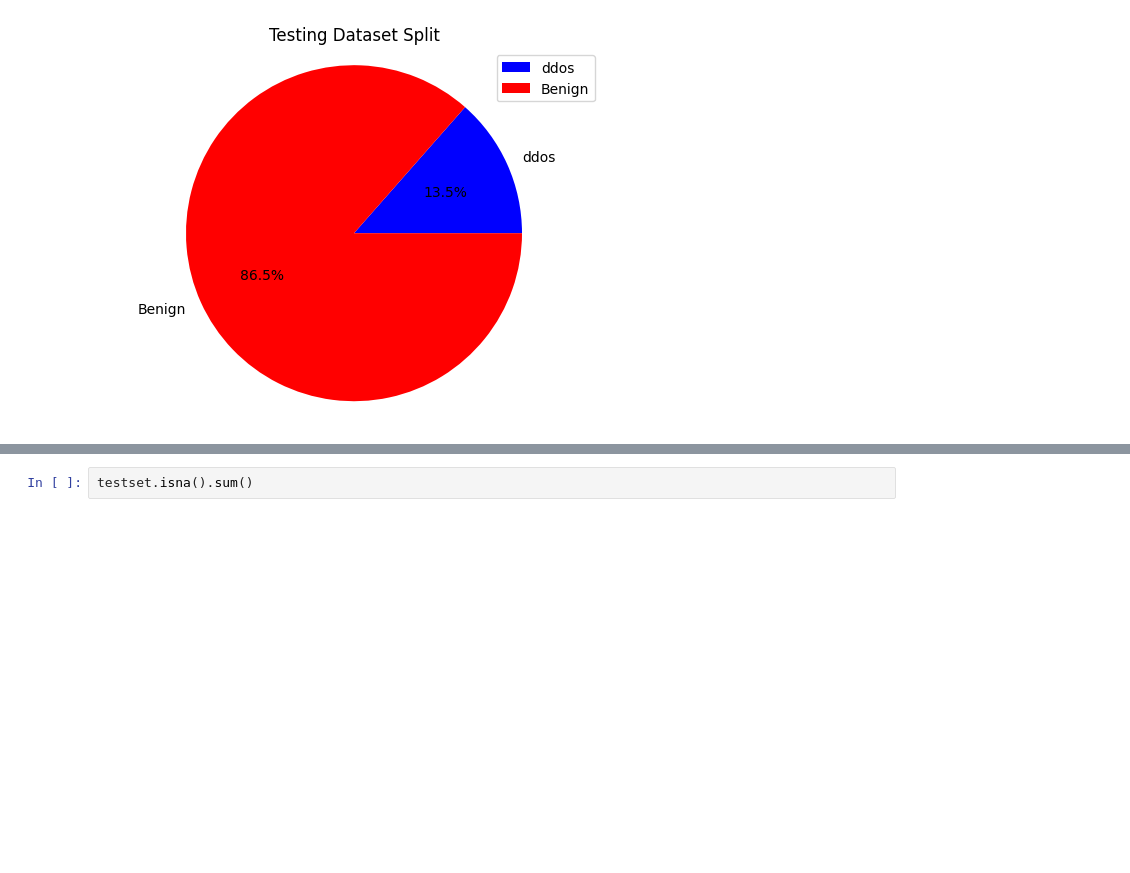
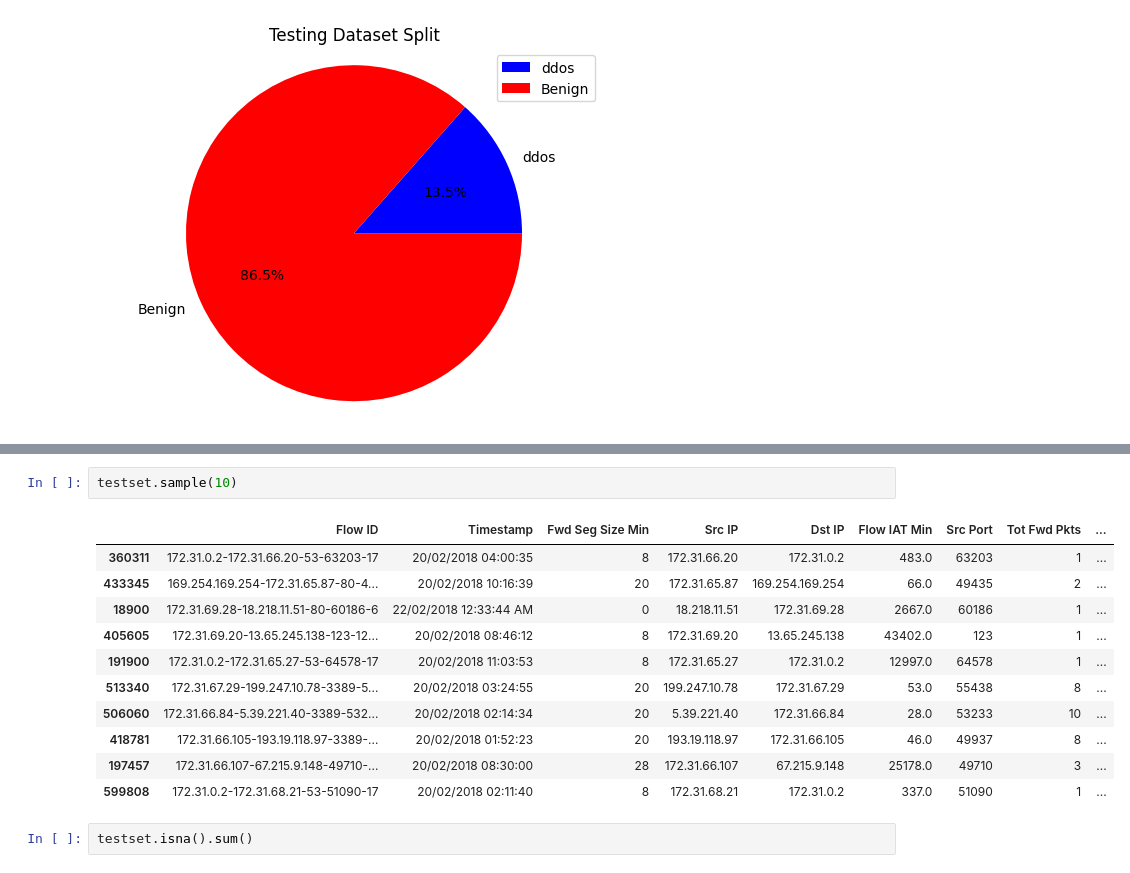
Before and after one commit to k1voh/DDoS-Attack-Detection-Using-Machine-Learning, a Jupyter notebook: Model/model.ipynb, the cells around one changed output, grey strips where cells are left out. Drawn from its saved outputs; the diff is of its cells as text; blank space fills up the shorter version.

```diff
--- a/Model/model.ipynb
+++ b/Model/model.ipynb
@@ -202,3 +205,17 @@ testset['new_Timestamp'] = LabelEncoder().fit_transform(testset['Timestamp'])
+# %%
+testset.sample(10)
+# %% [output]
+|  | Flow ID | Timestamp | Fwd Seg Size Min | Src IP | Dst IP | Flow IAT Min | Src Port | Tot Fwd Pkts | ... |
+| 360311 | 172.31.0.2-172.31.66.20-53-63203-17 | 20/02/2018 04:00:35 | 8 | 172.31.66.20 | 172.31.0.2 | 483.0 | 63203 | 1 | ... |
+| 433345 | 169.254.169.254-172.31.65.87-80-4... | 20/02/2018 10:16:39 | 20 | 172.31.65.87 | 169.254.169.254 | 66.0 | 49435 | 2 | ... |
+| 18900 | 172.31.69.28-18.218.11.51-80-60186-6 | 22/02/2018 12:33:44 AM | 0 | 18.218.11.51 | 172.31.69.28 | 2667.0 | 60186 | 1 | ... |
+| 405605 | 172.31.69.20-13.65.245.138-123-12... | 20/02/2018 08:46:12 | 8 | 172.31.69.20 | 13.65.245.138 | 43402.0 | 123 | 1 | ... |
+| 191900 | 172.31.0.2-172.31.65.27-53-64578-17 | 20/02/2018 11:03:53 | 8 | 172.31.65.27 | 172.31.0.2 | 12997.0 | 64578 | 1 | ... |
+| 513340 | 172.31.67.29-199.247.10.78-3389-5... | 20/02/2018 03:24:55 | 20 | 199.247.10.78 | 172.31.67.29 | 53.0 | 55438 | 8 | ... |
+| 506060 | 172.31.66.84-5.39.221.40-3389-532... | 20/02/2018 02:14:34 | 20 | 5.39.221.40 | 172.31.66.84 | 28.0 | 53233 | 10 | ... |
+| 418781 | 172.31.66.105-193.19.118.97-3389-... | 20/02/2018 01:52:23 | 20 | 193.19.118.97 | 172.31.66.105 | 46.0 | 49937 | 8 | ... |
+| 197457 | 172.31.66.107-67.215.9.148-49710-... | 20/02/2018 08:30:00 | 28 | 172.31.66.107 | 67.215.9.148 | 25178.0 | 49710 | 3 | ... |
+| 599808 | 172.31.0.2-172.31.68.21-53-51090-17 | 20/02/2018 02:11:40 | 8 | 172.31.68.21 | 172.31.0.2 | 337.0 | 51090 | 1 | ... |
 # %%
 testset.isna().sum()
 # %% [output]
```
Also changed, not shown: parts of 23 cells of this notebook, 6 other files.
